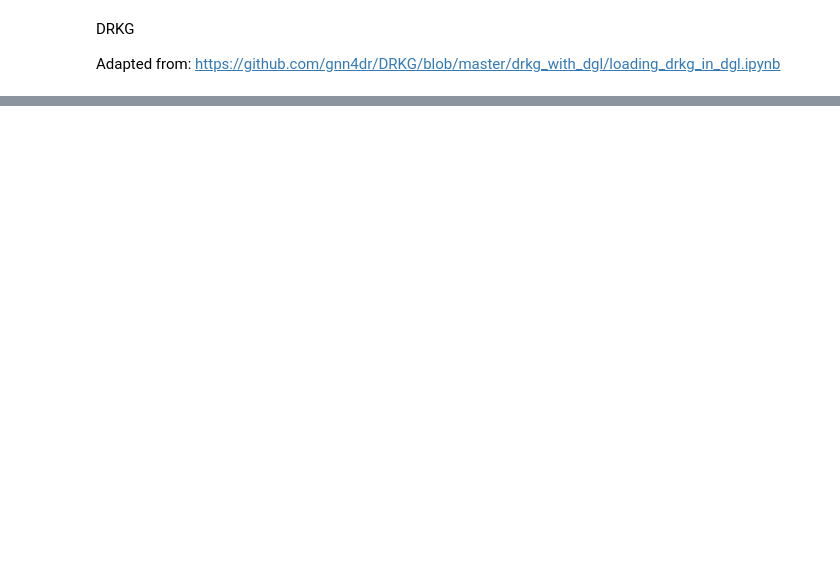
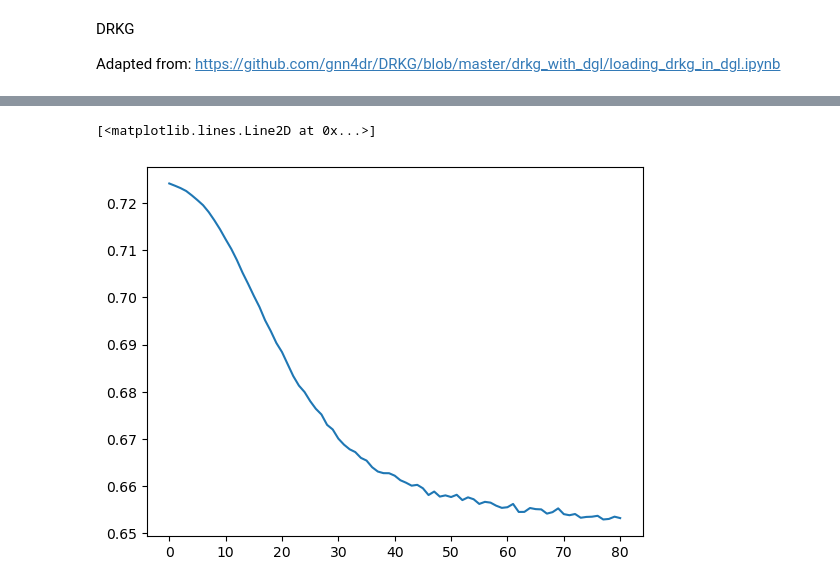
Before and after one commit to Ale9806/SIMPLLM, a Jupyter notebook: final_train_multiple_relationships.ipynb, the cells around one changed output, grey strips where cells are left out. Drawn from its saved outputs; the diff is of its cells as text; code cells hidden in the pictures; blank space fills up the shorter version.

```diff
--- a/final_train_multiple_relationships.ipynb
+++ b/final_train_multiple_relationships.ipynb
@@ -508,0 +244,5 @@ tensor([[False],
+# %%
+plt.plot(train_loss)
+# %% [output]
+[<matplotlib.lines.Line2D at 0x...>]
+[figure, added]
```
Also changed, not shown: parts of 47 cells of this notebook, 4 other files.
